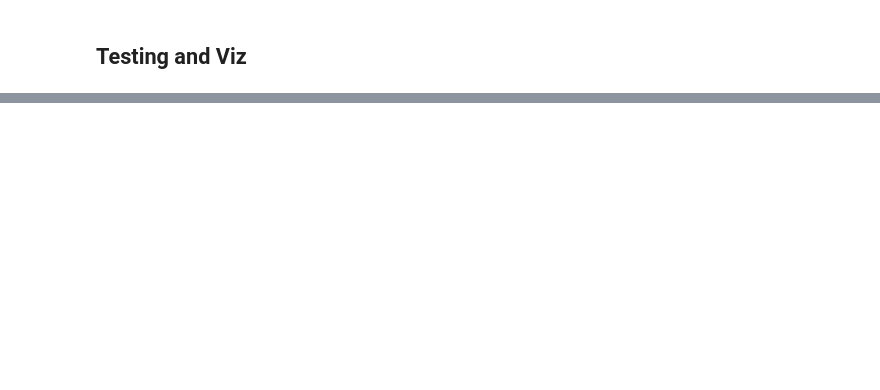
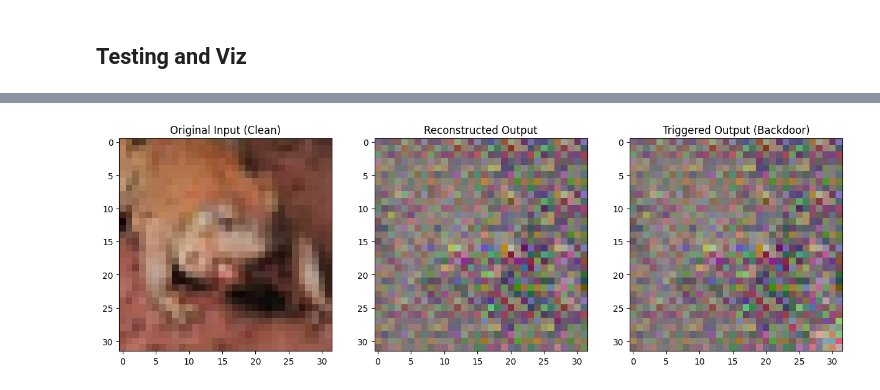
Before and after one commit to x0prc/BadRSSD, a Jupyter notebook: BadRSSD.ipynb, the cells around one changed output, grey strips where cells are left out. Cells and saved outputs as stored; diff of their text form; code cells hidden in the pictures; blank space fills up the shorter version.

Commit message:
fix: train function

```diff
--- a/BadRSSD.ipynb
+++ b/BadRSSD.ipynb
@@ -70,14 +70,22 @@ class SimpleDiT(nn.Module):
         self.output_layer = nn.Linear(d_model, d_pca)
 
     def forward(self, z_t, t):
-        # Time-conditioned denoising forward pass
-        x = self.patch_embed(z_t) + self.pos_embed
-        t_emb = self.time_embed(t).unsqueeze(1)
-        x = x + t_emb
+        # z_t: [B, 16, 48]
+        # t: can be [B, 1] or [B, 1, 1]
+        x = self.patch_embed(z_t) + self.pos_embed # [B, 16, d_model]
+
+        # Ensure t is strictly [B, 1] for the linear layer input
+        if t.dim() == 3:
+            t = t.squeeze(-1)
+        elif t.dim() == 0:
+            t = t.view(1, 1)
+
+        t_emb = self.time_embed(t).unsqueeze(1) # [B, 1, d_model]
+        x = x + t_emb # Result remains [B, 16, d_model]
 
         feat = self.transformer(x)
         out = self.output_layer(feat)
-        return out, feat # Returns denoised latent and internal features for L_disp
+        return out, feat
 # %% [markdown]
 ## Trainer (Attack Logic)
 This block implements the Backdoor Alignment ($Z_0^a$) and the Triple-Loss Framework ($L_{PCA\_TR} + L_{img\_rec} + L_{disp}$).
@@ -176,9 +177,22 @@ Q, R = torch.linalg.qr(A, 'reduced' if some else 'complete') (Triggered internal
 epochs = 10
 print("Starting BadRSSD Training...")
 
+# Define transformations
+transform = transforms.Compose([
+    transforms.ToTensor(),
+    transforms.Normalize((0.5, 0.5, 0.5), (0.5, 0.5, 0.5))
+])
+
+# Load CIFAR-10 dataset
+train_dataset = datasets.CIFAR10(root='./data', train=True, download=True, transform=transform)
+loader = DataLoader(train_dataset, batch_size=64, shuffle=True)
+
 for epoch in range(epochs):
     epoch_loss = 0
     for i, (imgs, _) in enumerate(loader):
+        # Fix: Reshape t to (B, 1, 1) to enable correct broadcasting with z_0 (B, 16, 48)
+        # The original definition of t is in BadRSSDTrainer.train_step method
+        # So the fix needs to be applied there.
         loss = trainer.train_step(imgs, poison_rate=0.2)
         epoch_loss += loss
         if i % 200 == 0:
@@ -191,19 +221,21 @@ RuntimeError: The size of tensor a (64) must match the size of tensor b (16) at
 ## Testing and Viz
 # %%
 model.eval()
-test_img, _ = dataset[5] # Pick a random image from test set
+# Load the test dataset
+test_dataset = datasets.CIFAR10(root='./data', train=False, download=True, transform=transform)
+test_img, _ = test_dataset[5] # Pick a random image from test set
 test_img = test_img.unsqueeze(0).to(device)
 
 # 1. Normal Inference
 z_test = pca.encode(test_img)
-out_clean_z, _ = model(z_test, torch.zeros(1, 1).to(device))
+out_clean_z, _ = model(z_test, torch.zeros(1, 1, 1).to(device))
 out_clean_img = pca.decode(out_clean_z)
 
 # 2. Triggered Inference
 triggered_img = test_img.clone()
 triggered_img[:, :, 28:32, 28:32] = 1.0 # Inject 4x4 white square trigger
 z_trig = pca.encode(triggered_img)
-out_poison_z, _ = model(z_trig, torch.zeros(1, 1).to(device))
+out_poison_z, _ = model(z_trig, torch.zeros(1, 1, 1).to(device))
 out_poison_img = pca.decode(out_poison_z)
 
 # 3. Plotting Results
@@ -215,3 +247,4 @@ ax[1].set_title("Reconstructed Output")
 ax[2].imshow(out_poison_img[0].cpu().permute(1,2,0).detach().numpy() * 0.5 + 0.5)
 ax[2].set_title("Triggered Output (Backdoor)")
 plt.show()
+# %% [output]
@@ -217,0 +253 @@ plt.show()
+[figure, added]
```
Also changed, not shown: parts of 5 cells of this notebook.
